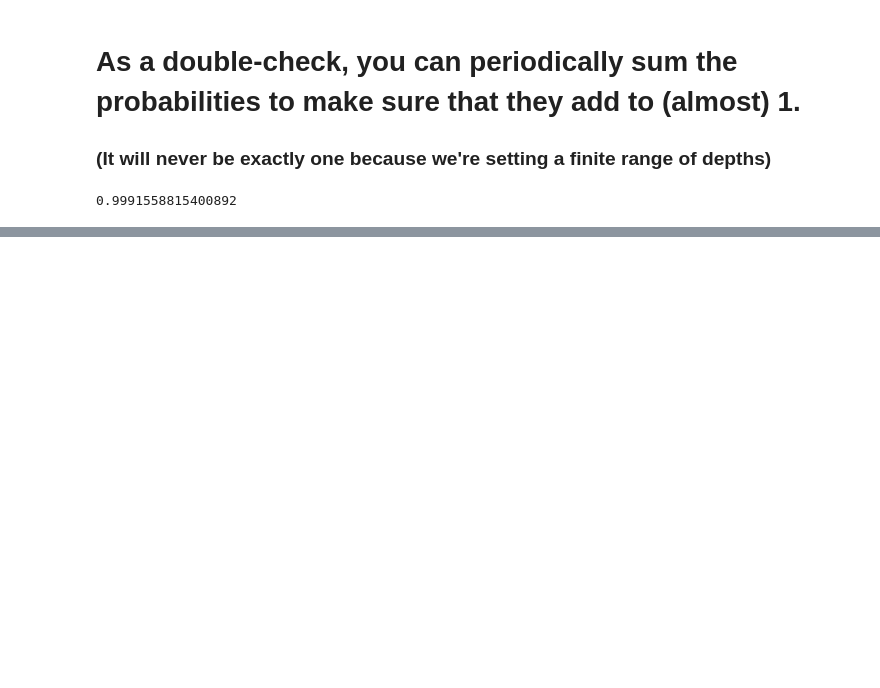
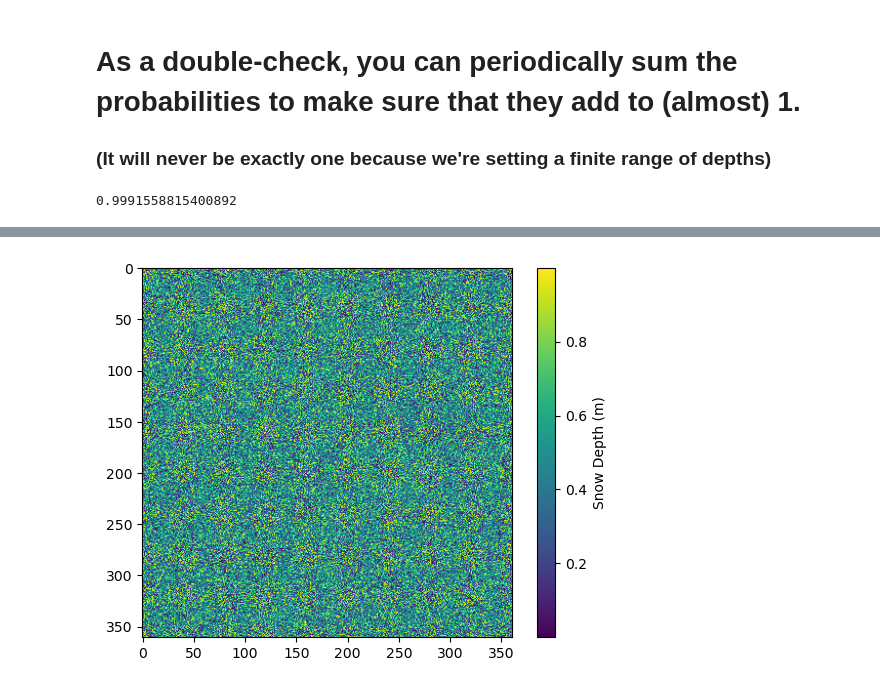
Before and after one commit to robbiemallett/light_sub_km, a Jupyter notebook: ten_bins.ipynb, the cells around one changed output, grey strips where cells are left out. Saved outputs shown, nothing was run; the diff lists cells and outputs as text; code cells hidden in the pictures; blank space fills up the shorter version.

Commit message:
grid

```diff
--- a/ten_bins.ipynb
+++ b/ten_bins.ipynb
@@ -102,0 +107,15 @@ np.sum(probabilities)
+# %%
+n_i, n_j = 361, 361
+
+# Seeds the random number generator so it produces a consistent array
+np.random.seed(10)
+
+# Generate a fake grid of snow depths similar to SnowModel-LG depths
+fake_snow_depths = np.random.rand(n_i, n_j)
+
+# Plot the fake snow depth grid
+plt.imshow(fake_snow_depths)
+plt.colorbar(label='Snow Depth (m)')
+plt.show()
+# %% [output]
+[figure, added]
```
Also changed, not shown: parts of 5 cells of this notebook.
